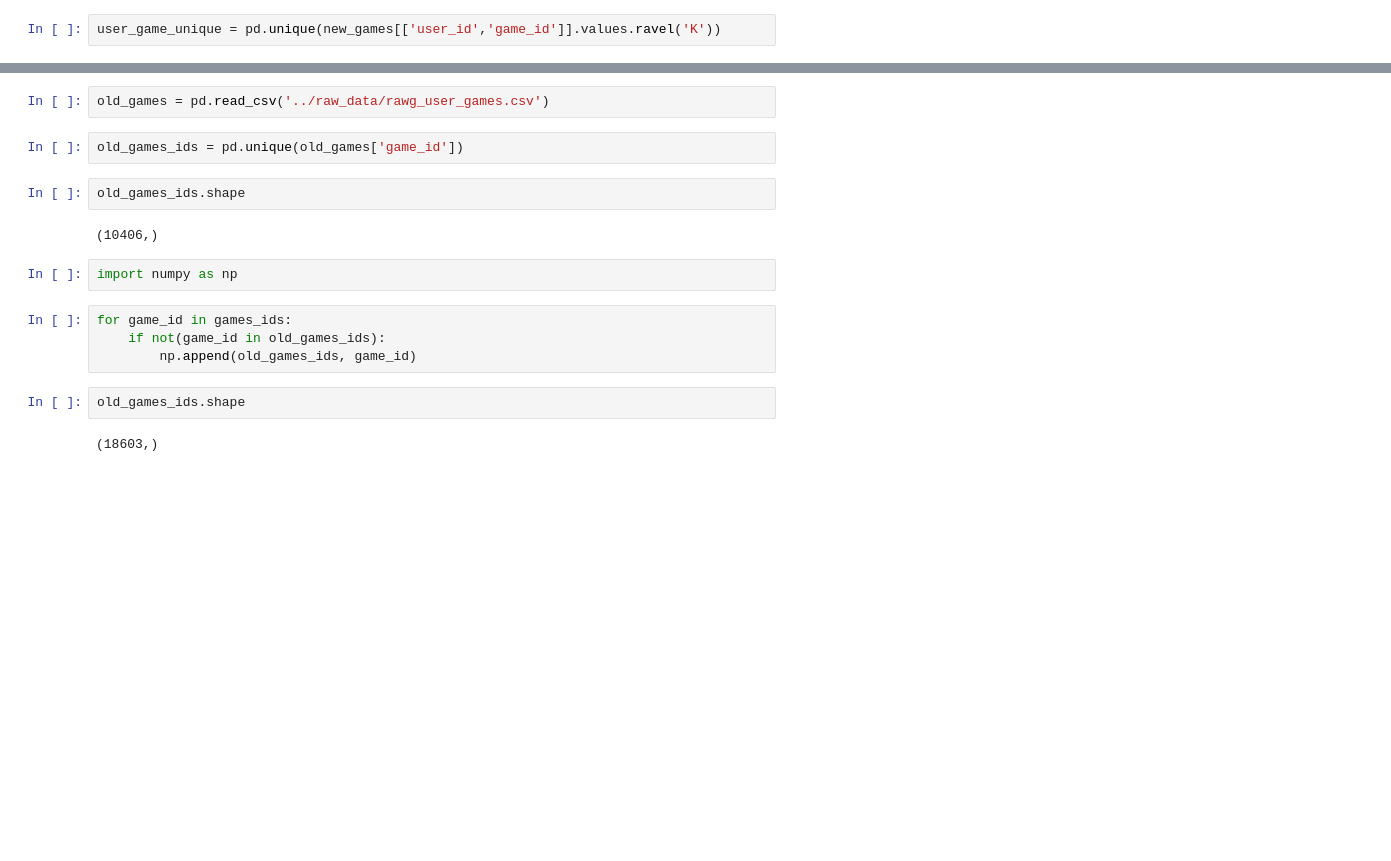
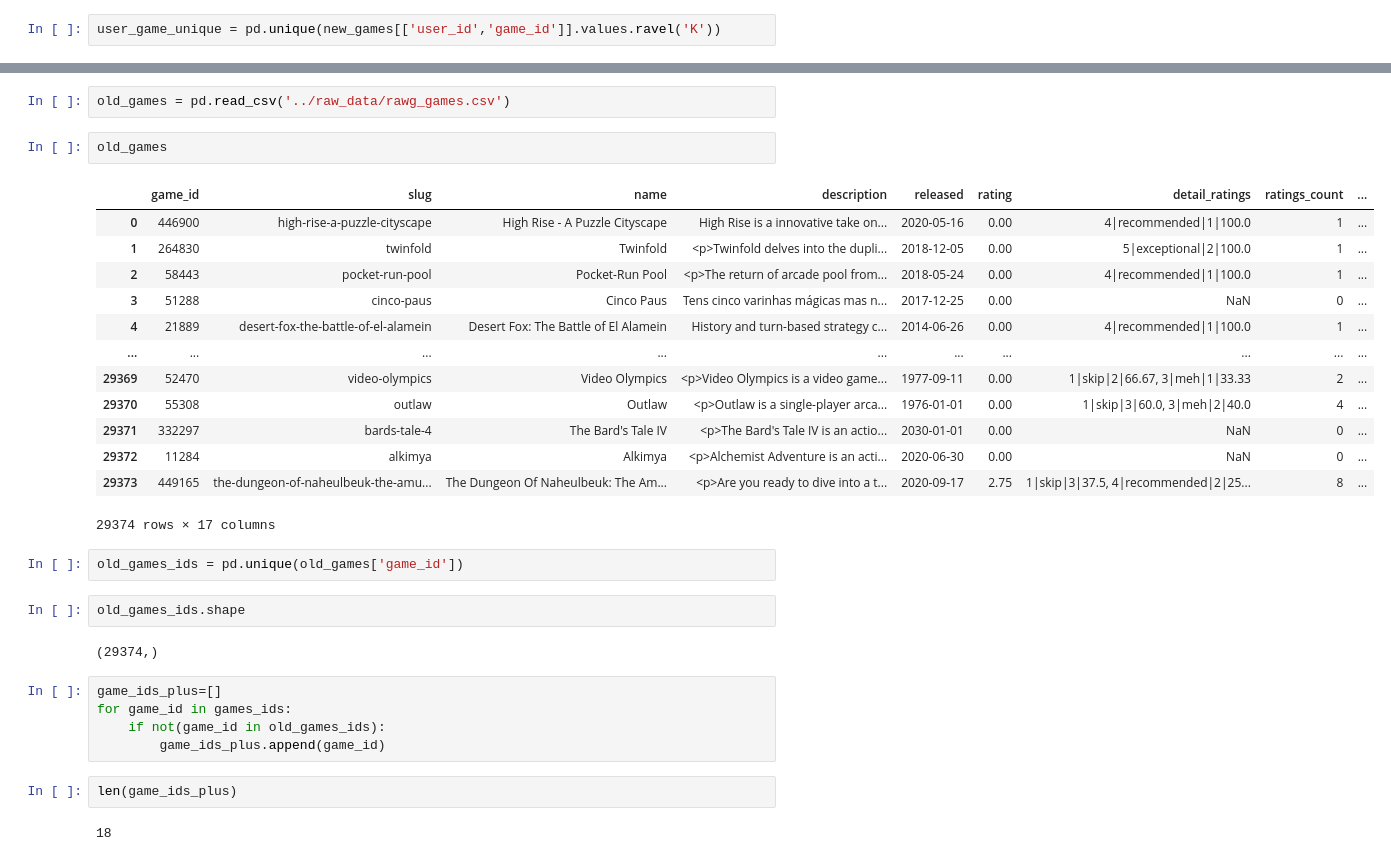
Before and after one commit to Agnes-Lain/game_one, a Jupyter notebook: notebooks/zuzu_test_class.ipynb, the cells around one changed output, grey strips where cells are left out. Cells and saved outputs as stored; diff of their text form; blank space fills up the shorter version.

```diff
--- a/notebooks/zuzu_test_class.ipynb
+++ b/notebooks/zuzu_test_class.ipynb
@@ -172,18 +182,33 @@ user_game_unique.shape
 # %%
-old_games = pd.read_csv('../raw_data/rawg_user_games.csv')
+old_games = pd.read_csv('../raw_data/rawg_games.csv')
+# %%
+old_games
+# %% [output]
+|  | game_id | slug | name | description | released | rating | detail_ratings | ratings_count | ... |
+| 0 | 446900 | high-rise-a-puzzle-cityscape | High Rise - A Puzzle Cityscape | High Rise is a innovative take on... | 2020-05-16 | 0.00 | 4|recommended|1|100.0 | 1 | ... |
+| 1 | 264830 | twinfold | Twinfold | <p>Twinfold delves into the dupli... | 2018-12-05 | 0.00 | 5|exceptional|2|100.0 | 1 | ... |
+| 2 | 58443 | pocket-run-pool | Pocket-Run Pool | <p>The return of arcade pool from... | 2018-05-24 | 0.00 | 4|recommended|1|100.0 | 1 | ... |
+| 3 | 51288 | cinco-paus | Cinco Paus | Tens cinco varinhas mágicas mas n... | 2017-12-25 | 0.00 | NaN | 0 | ... |
+| 4 | 21889 | desert-fox-the-battle-of-el-alamein | Desert Fox: The Battle of El Alamein | History and turn-based strategy c... | 2014-06-26 | 0.00 | 4|recommended|1|100.0 | 1 | ... |
+| ... | ... | ... | ... | ... | ... | ... | ... | ... | ... |
+| 29369 | 52470 | video-olympics | Video Olympics | <p>Video Olympics is a video game... | 1977-09-11 | 0.00 | 1|skip|2|66.67, 3|meh|1|33.33 | 2 | ... |
+| 29370 | 55308 | outlaw | Outlaw | <p>Outlaw is a single-player arca... | 1976-01-01 | 0.00 | 1|skip|3|60.0, 3|meh|2|40.0 | 4 | ... |
+| 29371 | 332297 | bards-tale-4 | The Bard's Tale IV | <p>The Bard's Tale IV is an actio... | 2030-01-01 | 0.00 | NaN | 0 | ... |
+| 29372 | 11284 | alkimya | Alkimya | <p>Alchemist Adventure is an acti... | 2020-06-30 | 0.00 | NaN | 0 | ... |
+| 29373 | 449165 | the-dungeon-of-naheulbeuk-the-amu... | The Dungeon Of Naheulbeuk: The Am... | <p>Are you ready to dive into a t... | 2020-09-17 | 2.75 | 1|skip|3|37.5, 4|recommended|2|25... | 8 | ... |
+29374 rows × 17 columns
 # %%
 old_games_ids = pd.unique(old_games['game_id'])
 # %%
 old_games_ids.shape
 # %% [output]
-(10406,)
+(29374,)
-# %%
-import numpy as np
 # %%
+game_ids_plus=[]
 for game_id in games_ids:
     if not(game_id in old_games_ids):
-        np.append(old_games_ids, game_id)
+        game_ids_plus.append(game_id)
 # %%
-old_games_ids.shape
+len(game_ids_plus)
 # %% [output]
-(18603,)
+18
```
Also changed, not shown: parts of 11 cells of this notebook, 4 other files.
